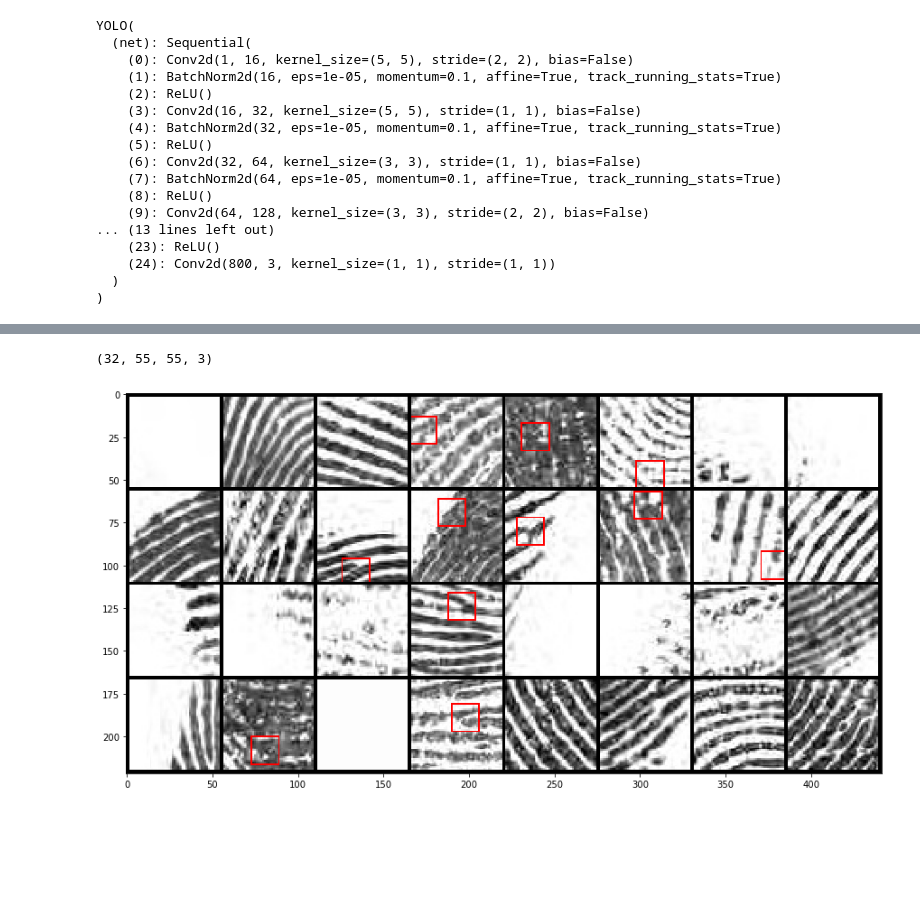
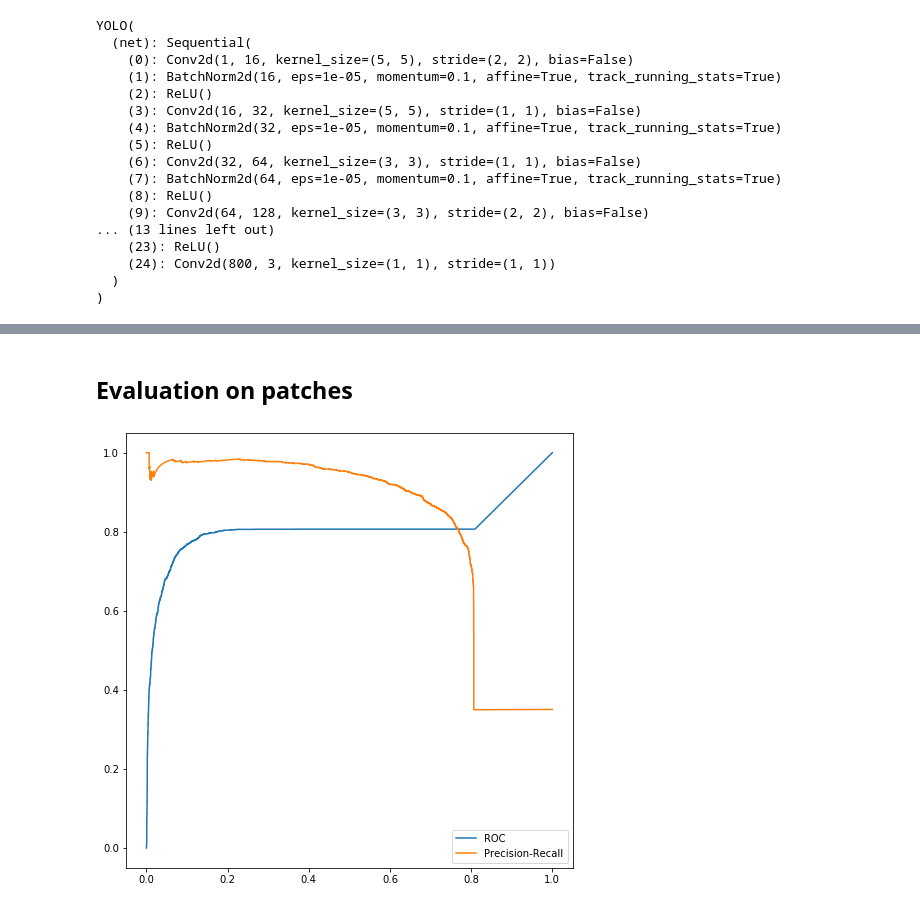
Before and after one commit to simplerick/MinutiaeDetector, a Jupyter notebook: MinutiaeDetection.ipynb, the cells around one changed output, grey strips where cells are left out. Drawn from its saved outputs; the diff is of its cells as text; code cells hidden in the pictures; blank space fills up the shorter version.

```diff
--- a/MinutiaeDetection.ipynb
+++ b/MinutiaeDetection.ipynb
@@ -179,14 +195,17 @@ plt.show()
-# %%
-points = get_coord(batch_y[:32,1:].cpu().numpy(), SIZE, INTER_DIST).round().astype('int')
-patches = batch_x[:32].permute(0,2,3,1)
-sh = patches.shape
-patches = patches.expand(sh[0],sh[1],sh[2],3).clone().cpu().numpy()
-for i in range(patches.shape[0]):
-    if batch_y[i,0] == 1:
-        patches[i] = add_points(patches[i],[points[i]])
-
-plt.imshow(grid(patches))
-plt.show()
-# %% [output]
-(32, 55, 55, 3)
-[figure, removed]
+# %% [markdown]
+## Evaluation on patches
+# %%
+# tolerance distance. prediction is considered correct if distance between target point and predicted point < tol.
+tol = 5
+
+test_iter = iter(test_loader)
+target = []
+pred = []
+for i in range(len(test_iter)):
+    batch_x, batch_y  = test_iter.next()
+    out = model(batch_x.cuda()).detach().squeeze()
+    prob = torch.sigmoid(out[:,0]).cpu().numpy()
+    pred_points = get_coord(out[:,1:].cpu().numpy(), SIZE, INTER_DIST).round().astype('int')
+    true_points = get_coord(batch_y[:,1:].cpu().numpy(), SIZE, INTER_DIST).round().astype('int')
+    target.extend(batch_y[:,0].tolist())
+    pred.extend(np.where(batch_y[:,0], prob*(np.abs(pred_points - true_points).sum(axis=1) <= tol), prob).tolist())
@@ -192,0 +214,12 @@ plt.show()
+# %%
+fpr, tpr, thresholds = roc_curve(target, pred)
+precision, recall, thresholds = precision_recall_curve(target, pred)
+
+plt.figure(figsize=(8,8))
+plt.plot(fpr, tpr, label='ROC')
+plt.plot(recall, precision, label='Precision-Recall')
+plt.title('')
+plt.legend()
+plt.show()
+# %% [output]
+[figure, added]
```
Also changed, not shown: parts of 33 cells of this notebook.
